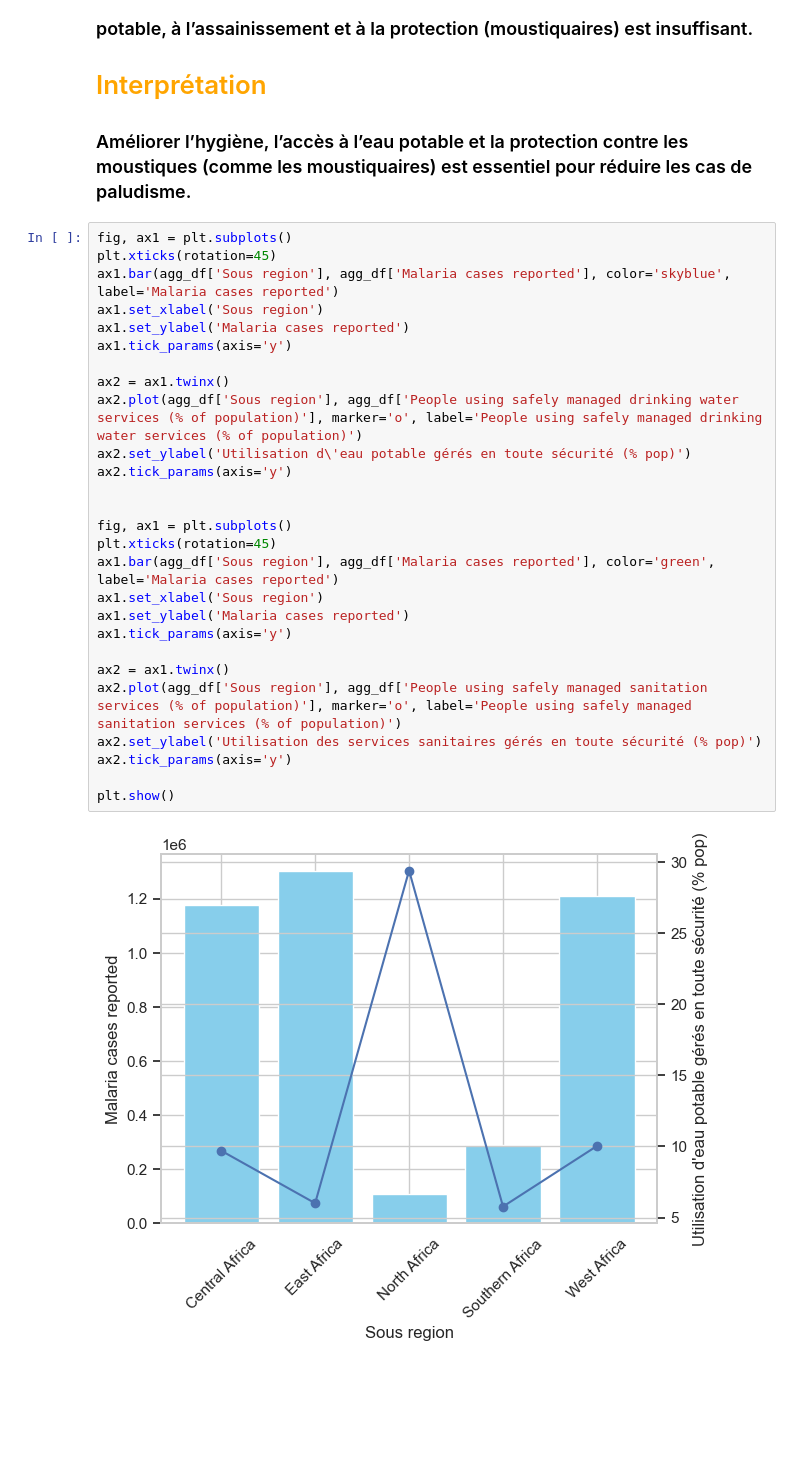
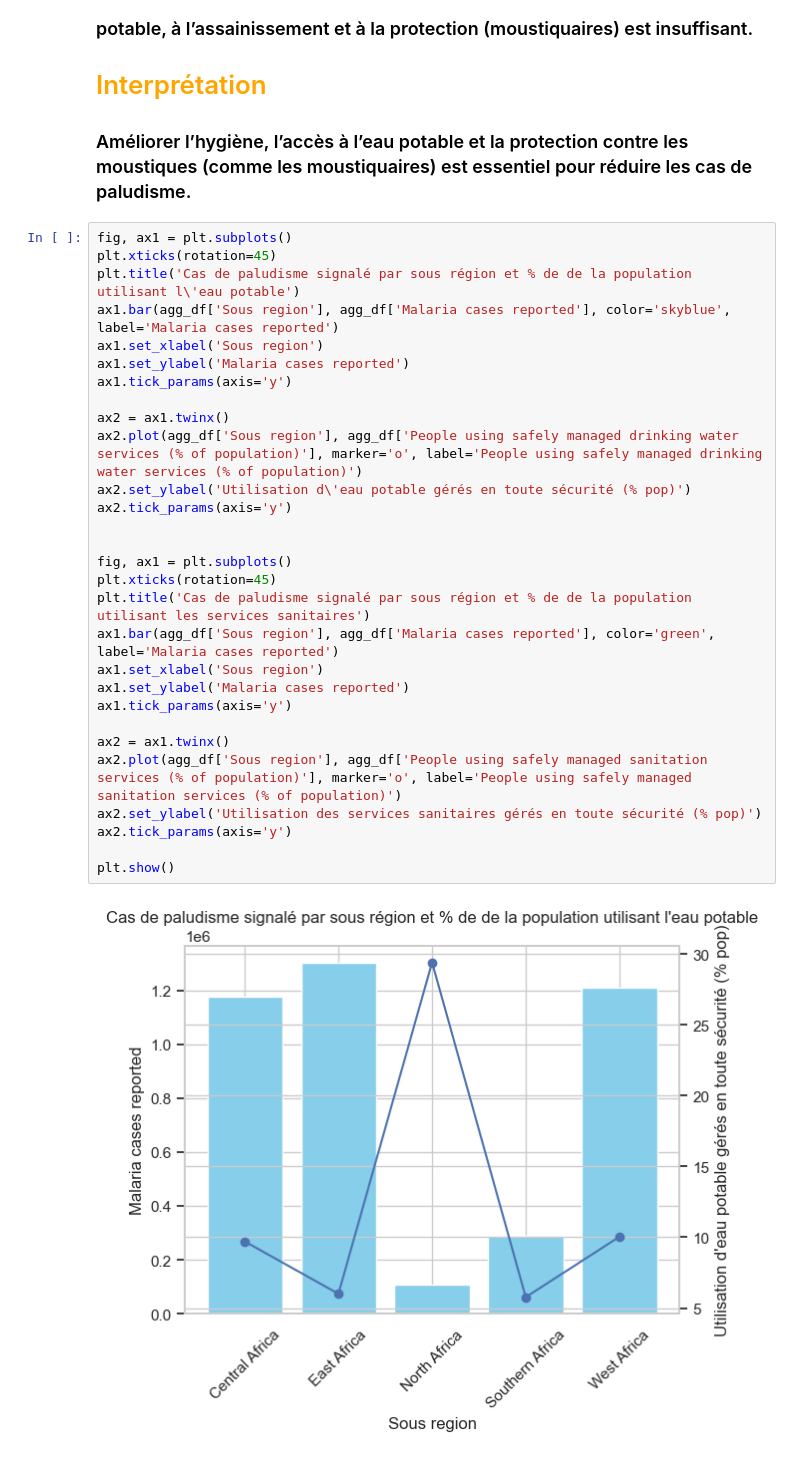
Before and after one commit to awougno-kofi-josue/Analyse_sante, a Jupyter notebook: paludisme.ipynb, the cells around one changed output. Cells and saved outputs as stored; diff of their text form; blank space fills up the shorter version.

```diff
--- a/paludisme.ipynb
+++ b/paludisme.ipynb
@@ -260,29 +264,31 @@ sns.heatmap(correlation_data,annot=True)
 # %%
 fig, ax1 = plt.subplots()
 plt.xticks(rotation=45)
+plt.title('Cas de paludisme signalé par sous région et % de de la population utilisant l\'eau potable')
 ax1.bar(agg_df['Sous region'], agg_df['Malaria cases reported'], color='skyblue', label='Malaria cases reported')
 ax1.set_xlabel('Sous region')
 ax1.set_ylabel('Malaria cases reported')
 ax1.tick_params(axis='y')
 
 ax2 = ax1.twinx()
 ax2.plot(agg_df['Sous region'], agg_df['People using safely managed drinking water services (% of population)'], marker='o', label='People using safely managed drinking water services (% of population)')
 ax2.set_ylabel('Utilisation d\'eau potable gérés en toute sécurité (% pop)')
 ax2.tick_params(axis='y')
 
 
 fig, ax1 = plt.subplots()
 plt.xticks(rotation=45)
+plt.title('Cas de paludisme signalé par sous région et % de de la population utilisant les services sanitaires')
 ax1.bar(agg_df['Sous region'], agg_df['Malaria cases reported'], color='green', label='Malaria cases reported')
 ax1.set_xlabel('Sous region')
 ax1.set_ylabel('Malaria cases reported')
 ax1.tick_params(axis='y')
 
 ax2 = ax1.twinx()
 ax2.plot(agg_df['Sous region'], agg_df['People using safely managed sanitation services (% of population)'], marker='o', label='People using safely managed sanitation services (% of population)')
 ax2.set_ylabel('Utilisation des services sanitaires gérés en toute sécurité (% pop)')
 ax2.tick_params(axis='y')
 
 plt.show()
 # %% [output]
-[figure, old version]
+[figure, new version]
```
Also changed, not shown: parts of 7 cells of this notebook.
